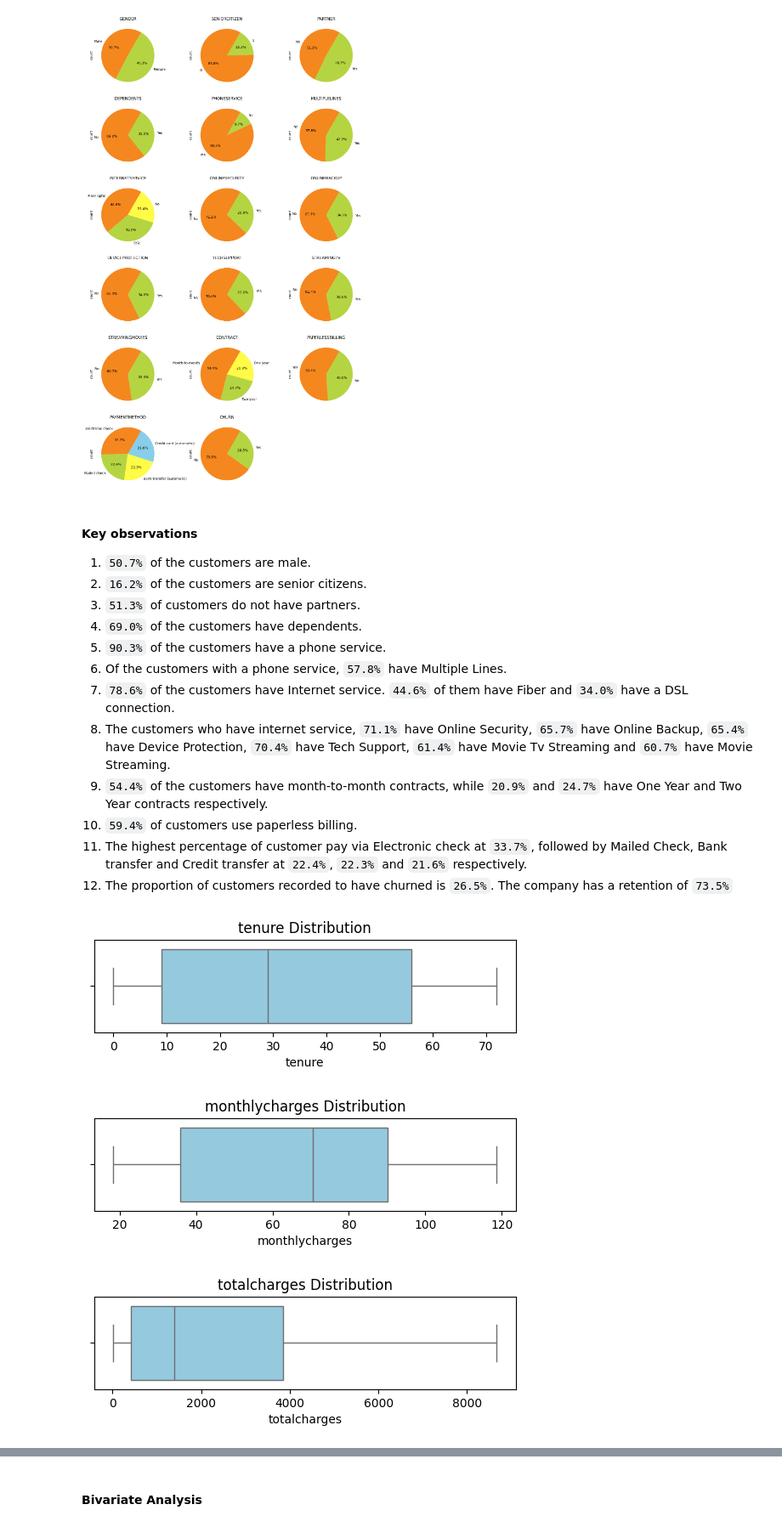
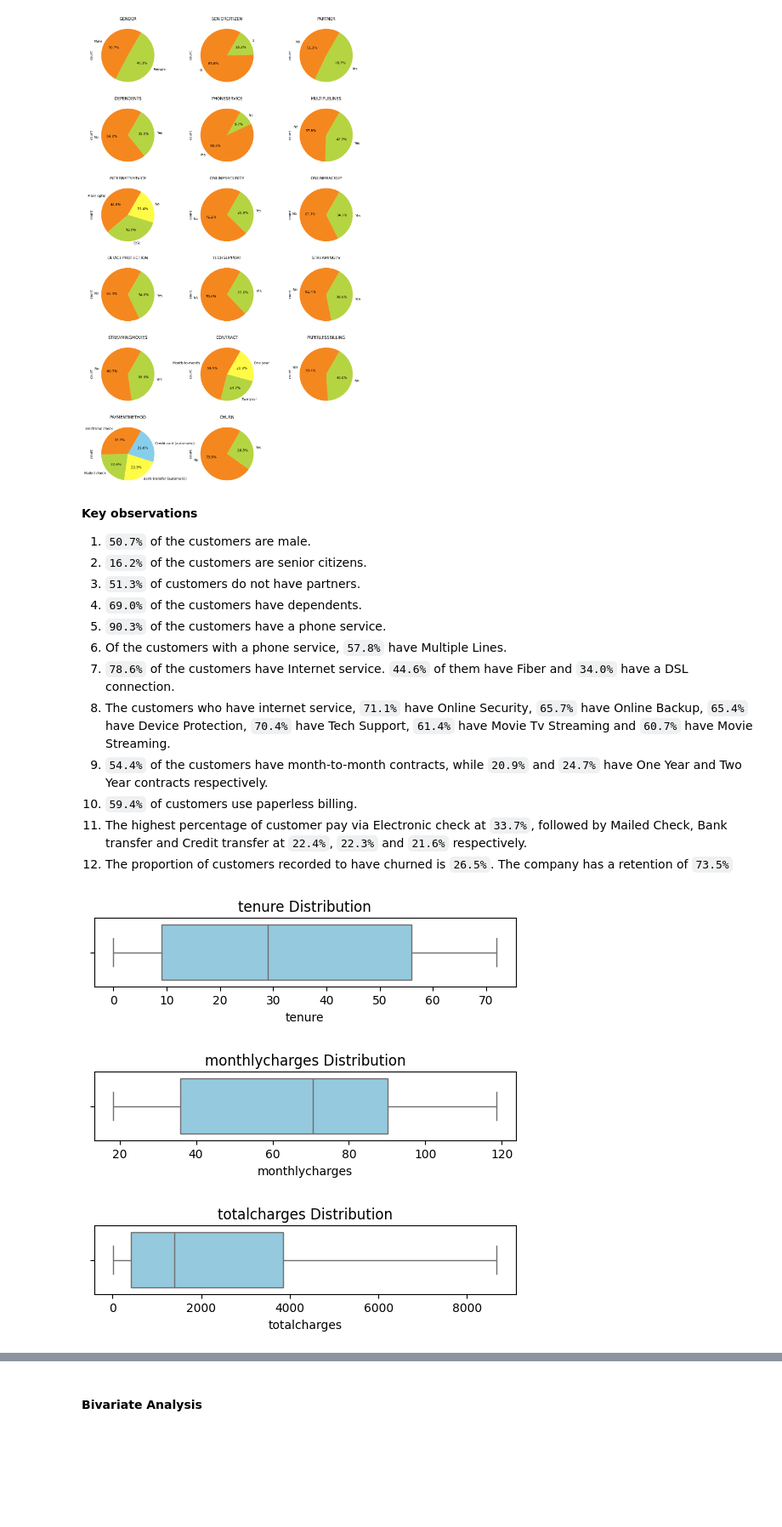
Before and after one commit to Rama-Mwenda/Customer_Churn, a Jupyter notebook: Notebooks/Customer_Churn.ipynb, the cells around one changed output, grey strips where cells are left out. Shown at 85% size. Cells and saved outputs as stored; diff of their text form; code cells hidden in the pictures; blank space fills up the shorter version.

```diff
--- a/Notebooks/Customer_Churn.ipynb
+++ b/Notebooks/Customer_Churn.ipynb
@@ -628,7 +628,7 @@ for i, var in enumerate(categorical):
 # %% [output]
 [figure]
 # %% [markdown]
-#### **Key observations**
+**Key observations**
 1. `50.7%` of the customers are male.
 2. `16.2%` of the customers are senior citizens.
 3. `51.3%` of customers do not have partners.
@@ -643,12 +643,12 @@ for i, var in enumerate(categorical):
 12. The proportion of customers recorded to have churned is `26.5%`. The company has a retention of `73.5%`
 # %%
 for i, col in enumerate(numeric):
-    plt.subplot(3,1, i+1)
-    sns.boxplot(data=train[col], color='skyblue', orient='h')
+    plt.subplot(4,1,1)
+    sns.boxplot(train[col], color='skyblue', orient='h')
     plt.title(f'{col} Distribution')
     plt.show()
 # %% [output]
-[figure, old version]
+[figure, new version]
-[figure, old version]
+[figure, new version]
-[figure, old version]
+[figure, new version]
 # %% [markdown]
```
Also changed, not shown: parts of 11 cells of this notebook.
